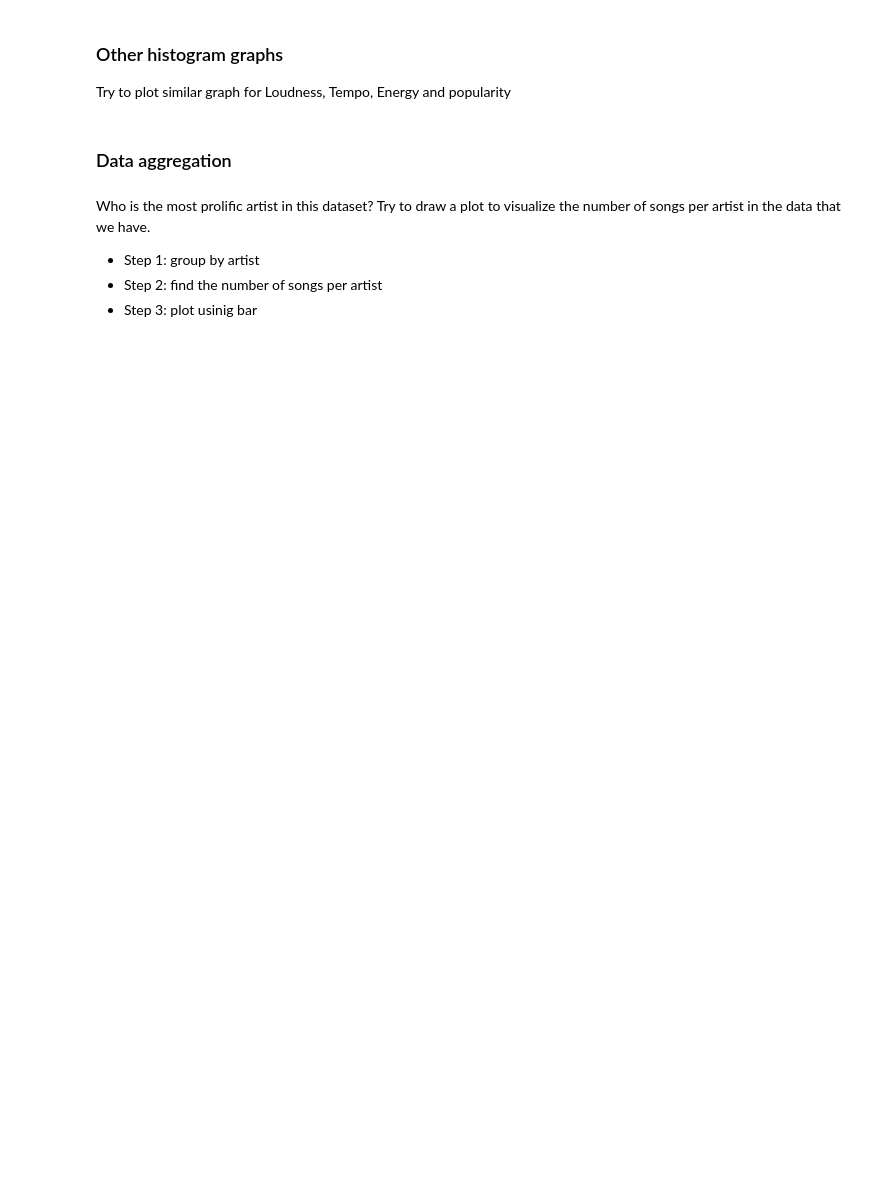
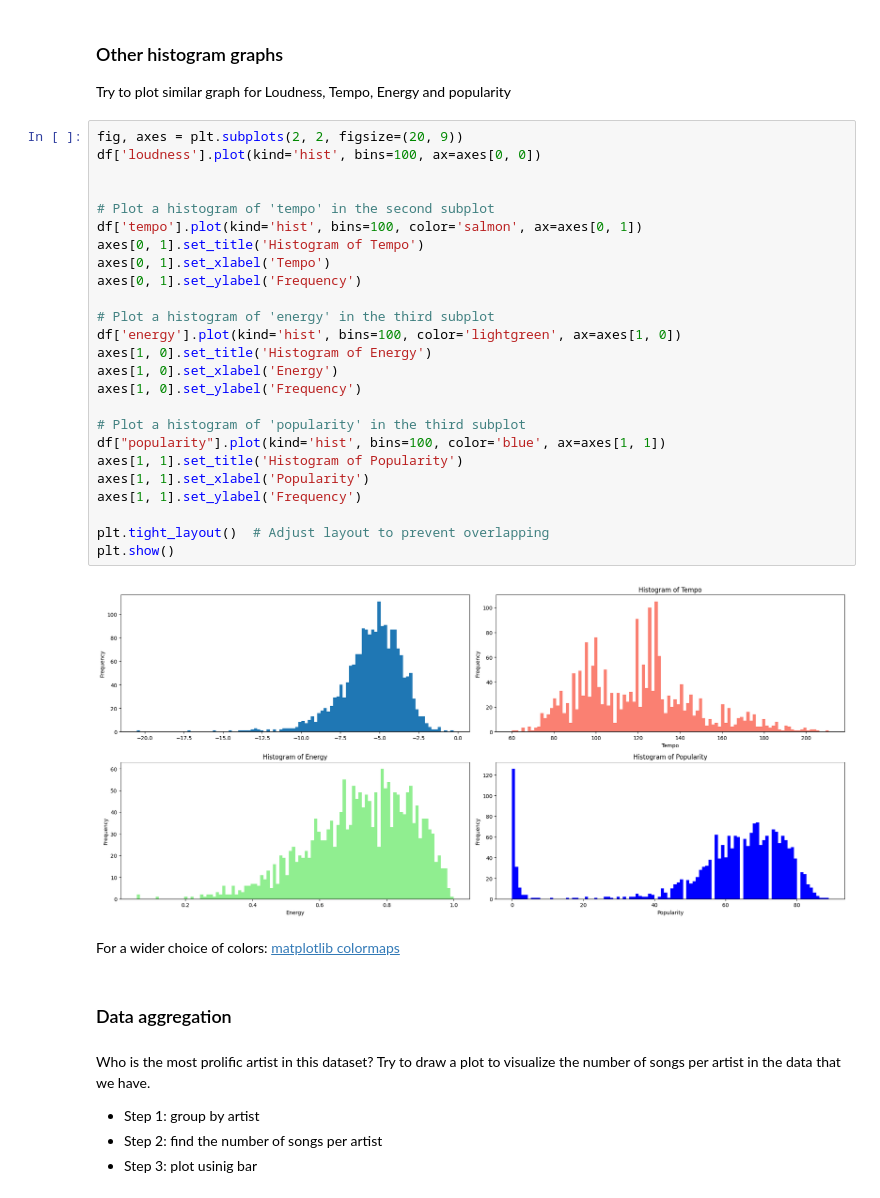
Before and after one commit to pg-88/ARTIFICIAL-INTELLIGENCE-MACHINE-LEARNING, a Jupyter notebook: python/spotify.ipynb, the cells around one changed output. Saved outputs shown, nothing was run; the diff lists cells and outputs as text; blank space fills up the shorter version.

```diff
--- a/python/spotify.ipynb
+++ b/python/spotify.ipynb
@@ -364,6 +361,35 @@ plt.xticks(rotation=90)  # Rotate x labels for better readability
 # %% [markdown]
 ### Other histogram graphs
 Try to plot similar graph for Loudness, Tempo, Energy and popularity
+# %%
+fig, axes = plt.subplots(2, 2, figsize=(20, 9))
+df['loudness'].plot(kind='hist', bins=100, ax=axes[0, 0])
+
+
+# Plot a histogram of 'tempo' in the second subplot
+df['tempo'].plot(kind='hist', bins=100, color='salmon', ax=axes[0, 1])
+axes[0, 1].set_title('Histogram of Tempo')
+axes[0, 1].set_xlabel('Tempo')
+axes[0, 1].set_ylabel('Frequency')
+
+# Plot a histogram of 'energy' in the third subplot
+df['energy'].plot(kind='hist', bins=100, color='lightgreen', ax=axes[1, 0])
+axes[1, 0].set_title('Histogram of Energy')
+axes[1, 0].set_xlabel('Energy')
+axes[1, 0].set_ylabel('Frequency')
+
+# Plot a histogram of 'popularity' in the third subplot
+df["popularity"].plot(kind='hist', bins=100, color='blue', ax=axes[1, 1])
+axes[1, 1].set_title('Histogram of Popularity')
+axes[1, 1].set_xlabel('Popularity')
+axes[1, 1].set_ylabel('Frequency')
+
+plt.tight_layout()  # Adjust layout to prevent overlapping
+plt.show()
+# %% [output]
+[figure, added]
+# %% [markdown]
+For a wider choice of colors: [matplotlib colormaps](https://matplotlib.org/stable/users/explain/colors/colormaps.html)
 # %% [markdown]
 ### Data aggregation
 # %% [markdown]
```
Also changed, not shown: parts of 62 cells of this notebook.
